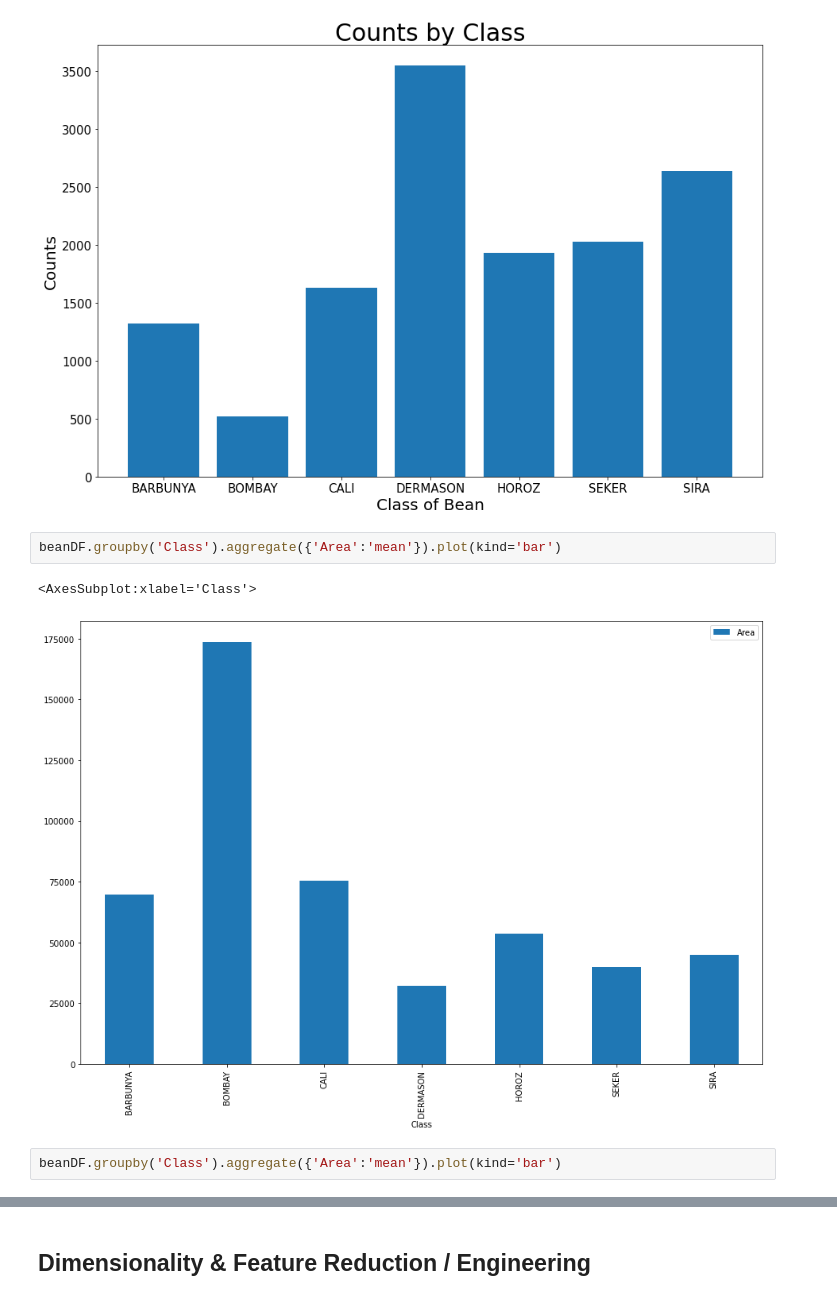
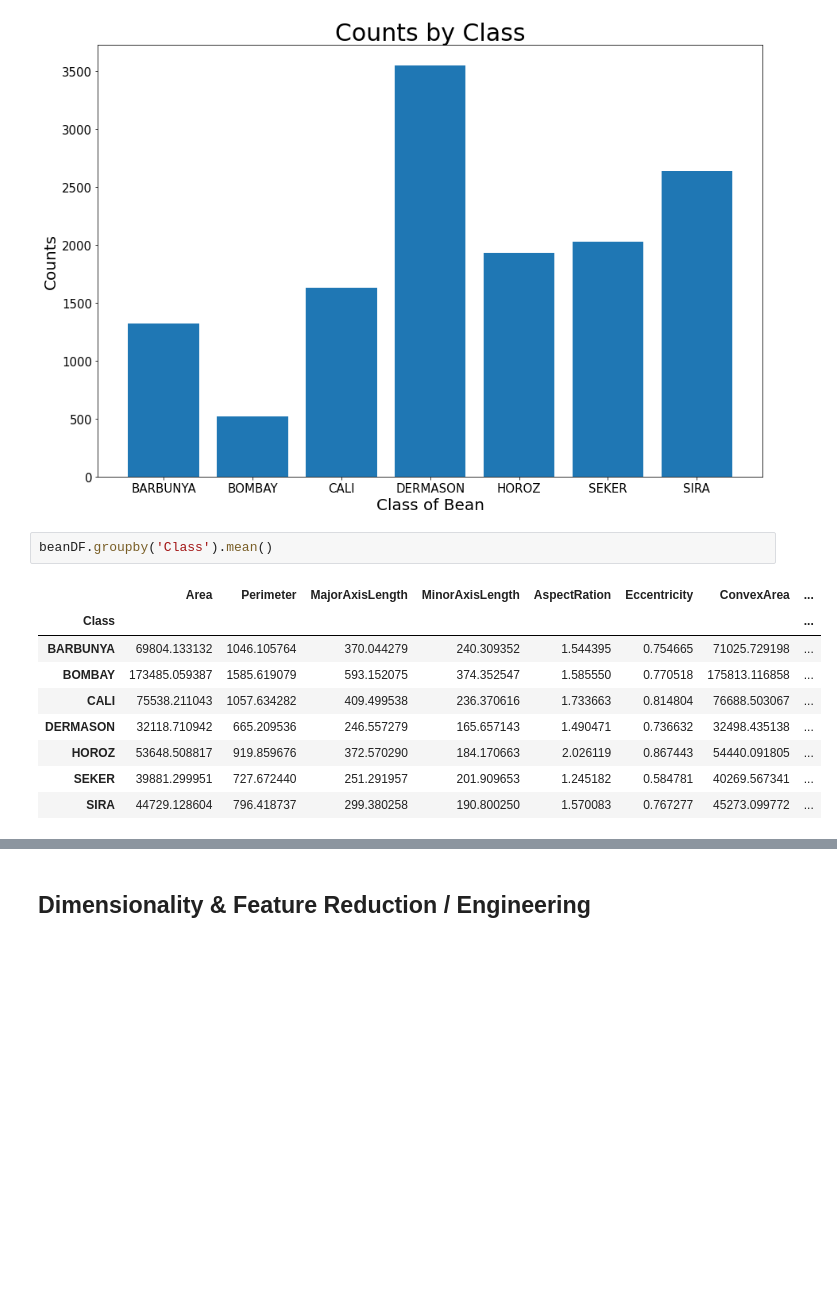
Before and after one commit to ScottBreitbach/DSC550, a Jupyter notebook: FinalProject/M5_draft.ipynb, the cells around one changed output, grey strips where cells are left out. Drawn from its saved outputs; the diff is of its cells as text; blank space fills up the shorter version.

```diff
--- a/FinalProject/M5_draft.ipynb
+++ b/FinalProject/M5_draft.ipynb
@@ -94,9 +94,14 @@ plt.show()
 # %% [output]
 [figure]
 # %%
-beanDF.groupby('Class').aggregate({'Area':'mean'}).plot(kind='bar')
+beanDF.groupby('Class').mean()
 # %% [output]
-<AxesSubplot:xlabel='Class'>
-[figure, removed]
+|  | Area | Perimeter | MajorAxisLength | MinorAxisLength | AspectRation | Eccentricity | ConvexArea | ... |
+| Class |  |  |  |  |  |  |  | ... |
+| BARBUNYA | 69804.133132 | 1046.105764 | 370.044279 | 240.309352 | 1.544395 | 0.754665 | 71025.729198 | ... |
+| BOMBAY | 173485.059387 | 1585.619079 | 593.152075 | 374.352547 | 1.585550 | 0.770518 | 175813.116858 | ... |
+| CALI | 75538.211043 | 1057.634282 | 409.499538 | 236.370616 | 1.733663 | 0.814804 | 76688.503067 | ... |
+| DERMASON | 32118.710942 | 665.209536 | 246.557279 | 165.657143 | 1.490471 | 0.736632 | 32498.435138 | ... |
+| HOROZ | 53648.508817 | 919.859676 | 372.570290 | 184.170663 | 2.026119 | 0.867443 | 54440.091805 | ... |
+| SEKER | 39881.299951 | 727.672440 | 251.291957 | 201.909653 | 1.245182 | 0.584781 | 40269.567341 | ... |
+| SIRA | 44729.128604 | 796.418737 | 299.380258 | 190.800250 | 1.570083 | 0.767277 | 45273.099772 | ... |
-# %%
-beanDF.groupby('Class').aggregate({'Area':'mean'}).plot(kind='bar')
```
Also changed, not shown: parts of 16 cells of this notebook, 1 other file.
